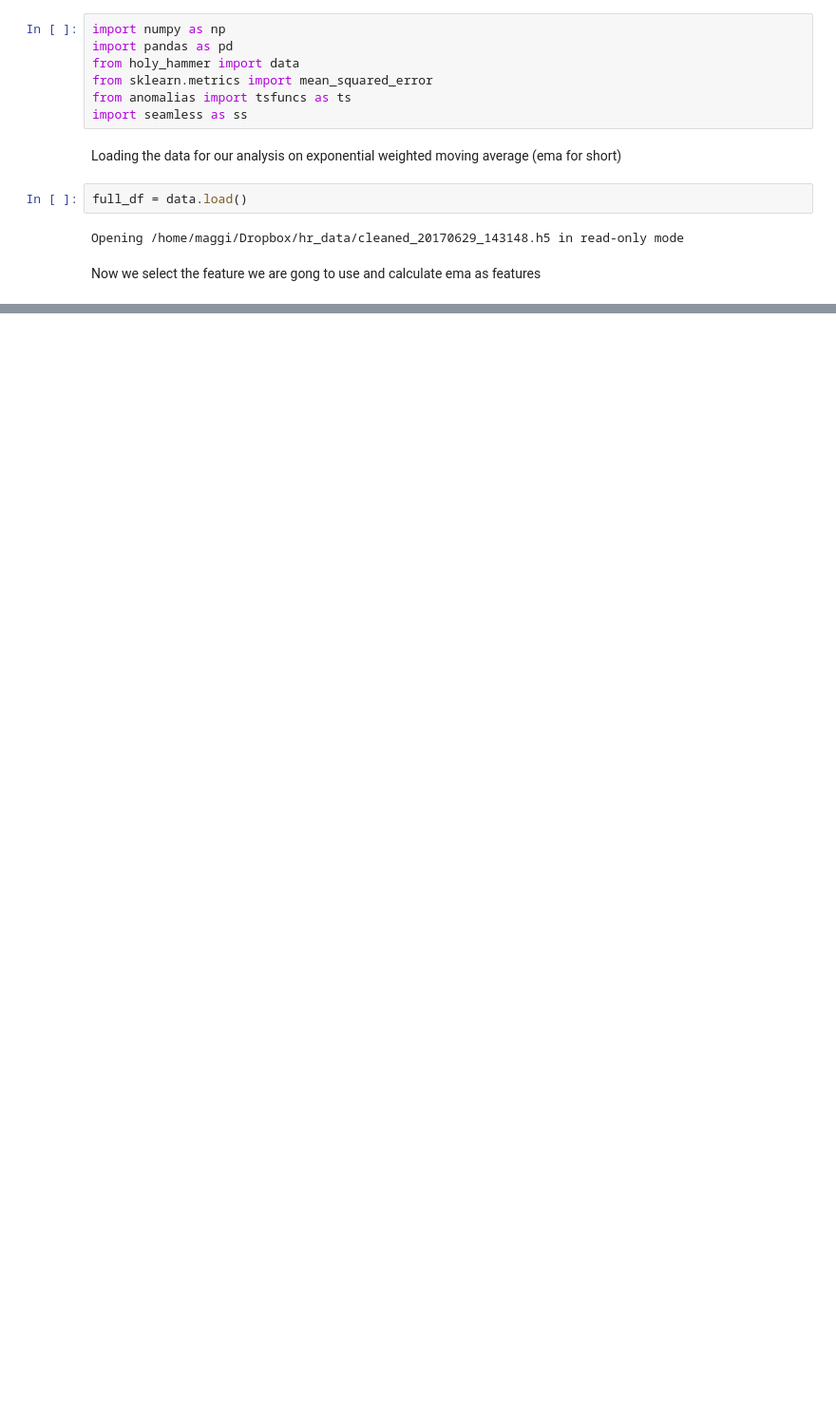
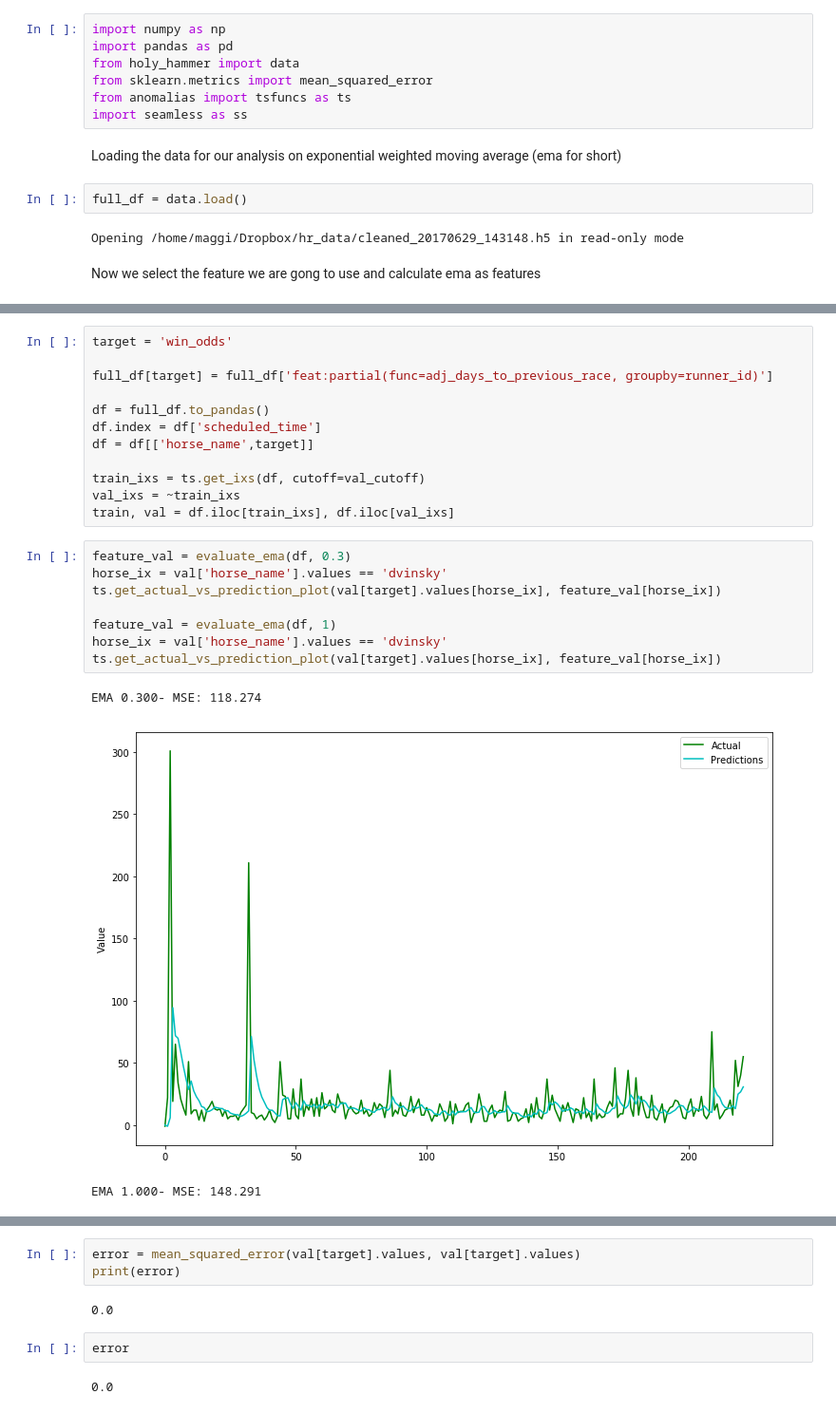
Before and after one commit to chechir/anomaly, a Jupyter notebook: ntbk/EMA Analysis .ipynb, the cells around one changed output, grey strips where cells are left out. Shown: that part at 95% size. Cells and saved outputs as stored; diff of their text form; blank space fills up the shorter version.

```diff
--- a/ntbk/EMA Analysis .ipynb
+++ b/ntbk/EMA Analysis .ipynb
@@ -62,0 +77,24 @@ NameError: name 'evaluate_e' is not defined
+# %%
+target = 'win_odds'
+
+full_df[target] = full_df['feat:partial(func=adj_days_to_previous_race, groupby=runner_id)']
+
+df = full_df.to_pandas()
+df.index = df['scheduled_time']
+df = df[['horse_name',target]]
+
+train_ixs = ts.get_ixs(df, cutoff=val_cutoff)
+val_ixs = ~train_ixs
+train, val = df.iloc[train_ixs], df.iloc[val_ixs]
+# %%
+feature_val = evaluate_ema(df, 0.3)
+horse_ix = val['horse_name'].values == 'dvinsky'
+ts.get_actual_vs_prediction_plot(val[target].values[horse_ix], feature_val[horse_ix])
+
+feature_val = evaluate_ema(df, 1)
+horse_ix = val['horse_name'].values == 'dvinsky'
+ts.get_actual_vs_prediction_plot(val[target].values[horse_ix], feature_val[horse_ix])
+# %% [output]
+EMA 0.300- MSE: 118.274
+[figure, added]
+EMA 1.000- MSE: 148.291
@@ -62,0 +102,9 @@ NameError: name 'evaluate_e' is not defined
+# %%
+error = mean_squared_error(val[target].values, val[target].values)
+print(error)
+# %% [output]
+0.0
+# %%
+error
+# %% [output]
+0.0
```
Also changed, not shown: parts of 5 cells of this notebook, 2 other files.
